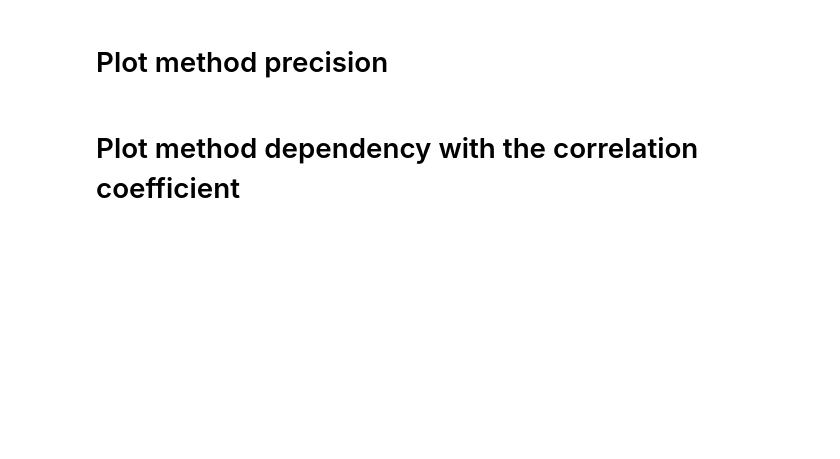
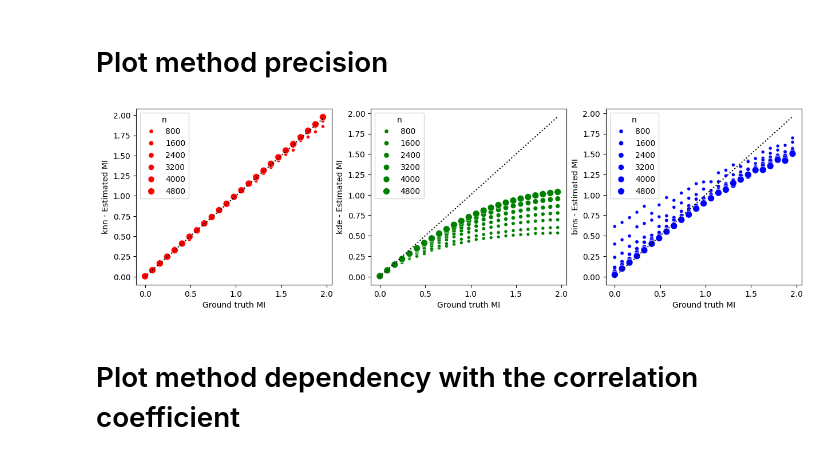
Before and after one commit to Simon-Bertrand/MutualInformation-PyTorch, a Jupyter notebook: README.ipynb, the cells around one changed output. Saved outputs shown, nothing was run; the diff lists cells and outputs as text; code cells hidden in the pictures; blank space fills up the shorter version.

```diff
--- a/README.ipynb
+++ b/README.ipynb
@@ -108,7 +143,7 @@ import time
 import pandas as pd
 from tqdm import tqdm
 
-nRealizations = 32
+nRealizations = 64
 
 
 def task(args):
@@ -143,8 +178,8 @@ def task(args):
     }
 
 
-rs = torch.linspace(0.1, 0.99, 10)
-N = torch.logspace(1, 1.9, 10).to(torch.int)
+rs = (1 - (-2 * torch.linspace(0, -0.5 * math.log(1 - 0.99**2), 25)).exp()).sqrt()
+N = torch.logspace(1, 1.85, 7).to(torch.int)
 
 stats = pd.DataFrame(
     list(
@@ -160,3 +195,4 @@ stats = pd.DataFrame(
         "bins:score_err": lambda x: (x["bins:score"].mean() - x["gt"]) / (x["gt"].abs()),
     }
 )
+stats
@@ -167,3 +217,30 @@ stats.plot(x="gt", y=["knn:score", "kde:score", "bins:score"])
+# %%
+import seaborn as sns
+
+fig, axis = plt.subplots(1, 3, figsize=(15, 4))
+plotsMetadata = [
+    dict(y="knn:score", color="r"),
+    dict(y="kde:score", color="g"),
+    dict(y="bins:score", color="b"),
+]
+for i, ax in enumerate(axis):
+    sns.scatterplot(
+        data=stats,
+        size="n",
+        x="gt",
+        y=plotsMetadata[i]["y"],
+        ax=ax,
+        color=plotsMetadata[i]["color"],
+    )
+    ax.plot(
+        *2 * [torch.linspace(stats["gt"].min(), stats["gt"].max(), 40)],
+        linestyle="dotted",
+        color="black",
+    )
+    ax.set_xlabel("Ground truth MI")
+    ax.set_ylabel(plotsMetadata[i]["y"].split(":")[0] + " - Estimated MI")
+# %% [output]
+[figure, added]
 # %% [markdown]
 # Plot method dependency with the correlation coefficient
 # %%
```
Also changed, not shown: parts of 12 cells of this notebook, 5 other files.
